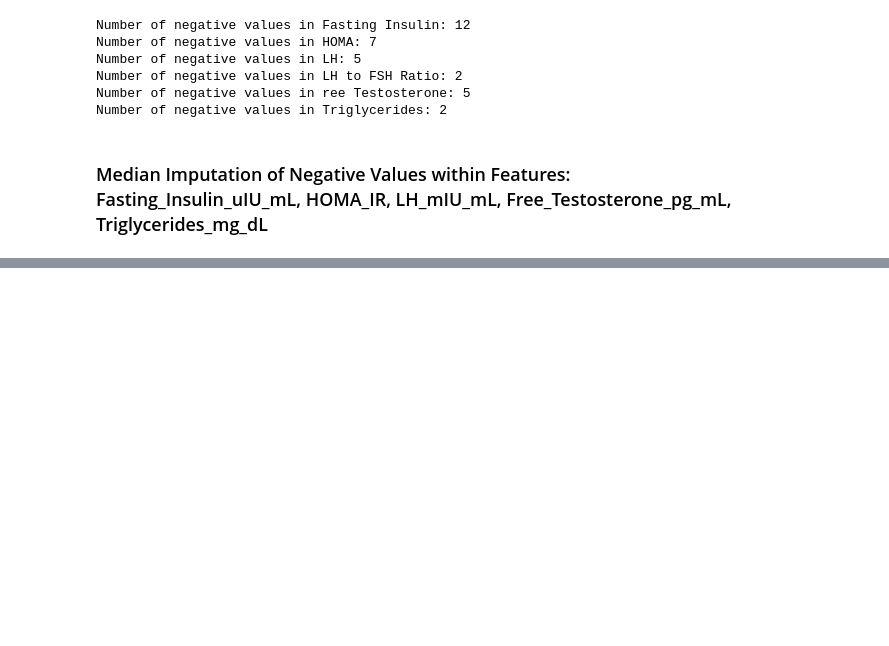
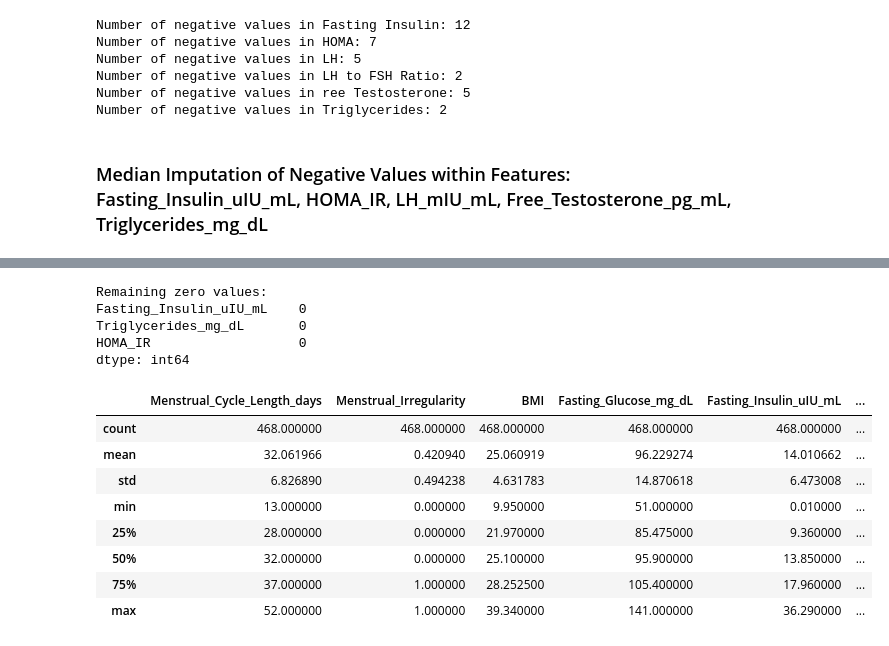
Before and after one commit to lbaxendale/masters_project, a Jupyter notebook: eda.ipynb, the cells around one changed output, grey strips where cells are left out. Saved outputs shown, nothing was run; the diff lists cells and outputs as text; code cells hidden in the pictures; blank space fills up the shorter version.

```diff
--- a/eda.ipynb
+++ b/eda.ipynb
@@ -251,0 +333,36 @@ Number of negative values in Triglycerides: 2
+# %%
+#Replacing zero values with NaN
+for col in ['Fasting_Insulin_uIU_mL', 'Triglycerides_mg_dL']:
+    df_2[col] = df_2[col].replace(0.0, np.nan)
+    col_median = df_2[col].median()
+    df_2[col] = df_2[col].fillna(col_median)
+
+#Recalculating HOMA IR again
+#HOMA IR Formula
+df_2['HOMA_IR'] = (df_2['Fasting_Insulin_uIU_mL'] * df_2['Fasting_Glucose_mg_dL']) / 405
+
+#Checking to see if zero values were removed
+print("Remaining zero values: ")
+print((df_2[['Fasting_Insulin_uIU_mL', 'Triglycerides_mg_dL', 'HOMA_IR']] == 0).sum())
+# %% [output]
+Remaining zero values:
+Fasting_Insulin_uIU_mL    0
+Triglycerides_mg_dL       0
+HOMA_IR                   0
+dtype: int64
+# %%
+#Forcing pandas to show all the columns and rows
+pd.set_option('display.max_columns', None)
+pd.set_option('display.max_rows', None)
+
+df_2.describe()
+# %% [output]
+|  | Menstrual_Cycle_Length_days | Menstrual_Irregularity | BMI | Fasting_Glucose_mg_dL | Fasting_Insulin_uIU_mL | ... |
+| count | 468.000000 | 468.000000 | 468.000000 | 468.000000 | 468.000000 | ... |
+| mean | 32.061966 | 0.420940 | 25.060919 | 96.229274 | 14.010662 | ... |
+| std | 6.826890 | 0.494238 | 4.631783 | 14.870618 | 6.473008 | ... |
+| min | 13.000000 | 0.000000 | 9.950000 | 51.000000 | 0.010000 | ... |
+| 25% | 28.000000 | 0.000000 | 21.970000 | 85.475000 | 9.360000 | ... |
+| 50% | 32.000000 | 0.000000 | 25.100000 | 95.900000 | 13.850000 | ... |
+| 75% | 37.000000 | 1.000000 | 28.252500 | 105.400000 | 17.960000 | ... |
+| max | 52.000000 | 1.000000 | 39.340000 | 141.000000 | 36.290000 | ... |
```
Also changed, not shown: parts of 13 cells of this notebook.
